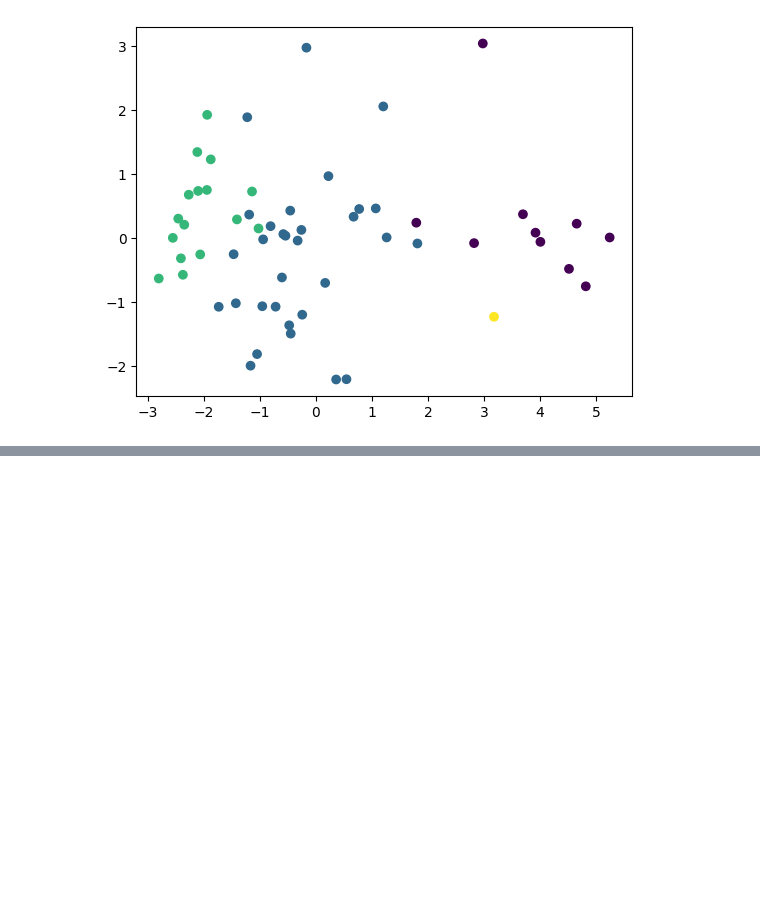
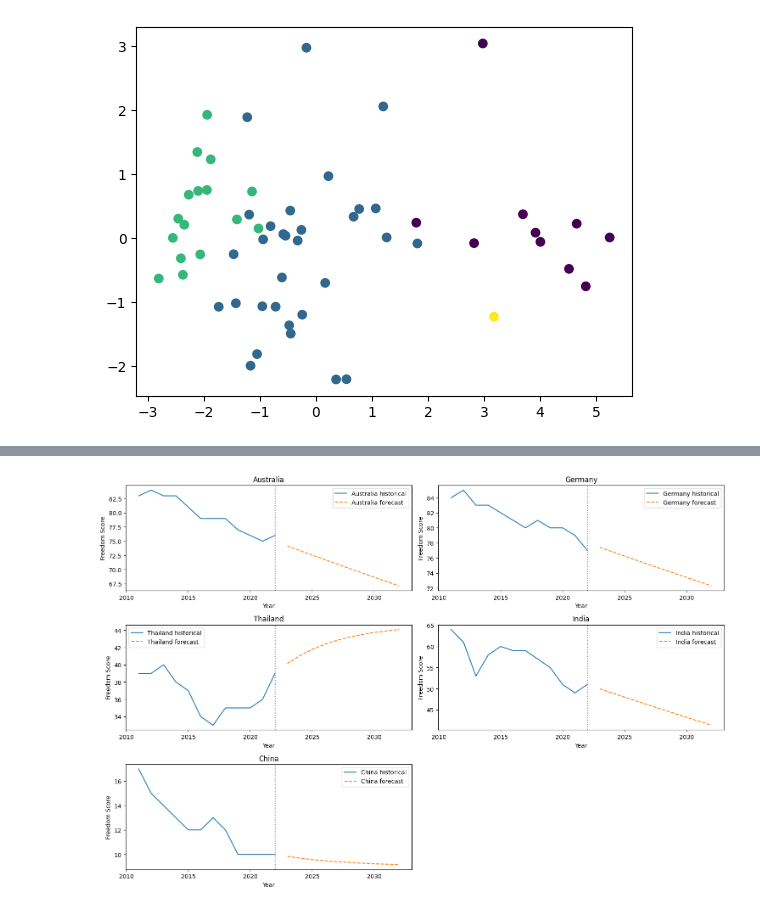
Before and after one commit to apala-1/Internet-Censorship-and-Freedom, a Jupyter notebook: data_analysis.ipynb, the cells around one changed output, grey strips where cells are left out. Drawn from its saved outputs; the diff is of its cells as text; code cells hidden in the pictures; blank space fills up the shorter version.

Commit message:
analysis forecasting completed

```diff
--- a/data_analysis.ipynb
+++ b/data_analysis.ipynb
@@ -243,0 +278,5 @@ plt.scatter(X_pca[:, 0], X_pca[:, 1], c=clusters)
+# %%
+new_countries = ['Australia', 'Germany', 'Thailand', 'India', 'China']
+forecast_data = data[data['country'].isin(new_countries)]
+final_forecast = forecast_data.pivot(index='year', columns='country', values='freedom_score')
+print(final_forecast.head())
@@ -243,0 +291,30 @@ plt.scatter(X_pca[:, 0], X_pca[:, 1], c=clusters)
+# %%
+forecast_years = 10
+
+fig, axes = plt.subplots(3, 2, figsize=(15,10))
+axes = axes.flatten()
+
+for i, country in enumerate(new_countries):
+    ax = axes[i]
+
+    series = final_forecast[country].dropna()
+    model = ExponentialSmoothing(series, trend='add', seasonal=None, damped_trend=True)
+    fit = model.fit(optimized=True)
+
+    forecast = fit.forecast(forecast_years)
+
+    ax.plot(series.index, series.values, label=f'{country} historical')
+    ax.plot(range(series.index[-1]+1, series.index[-1]+1+forecast_years), forecast.values, '--', label=f'{country} forecast')
+    ax.axvline(series.index[-1], linestyle=":", color='gray')
+    ax.set_title(country)
+    ax.set_xlabel("Year")
+    ax.set_ylabel("Freedom Score")
+    ax.legend()
+
+for j in range(len(new_countries), len(axes)):
+    fig.delaxes(axes[j])
+
+plt.tight_layout()
+plt.show()
+# %% [output]
+[figure, added]
```
Also changed, not shown: parts of 5 cells of this notebook.
